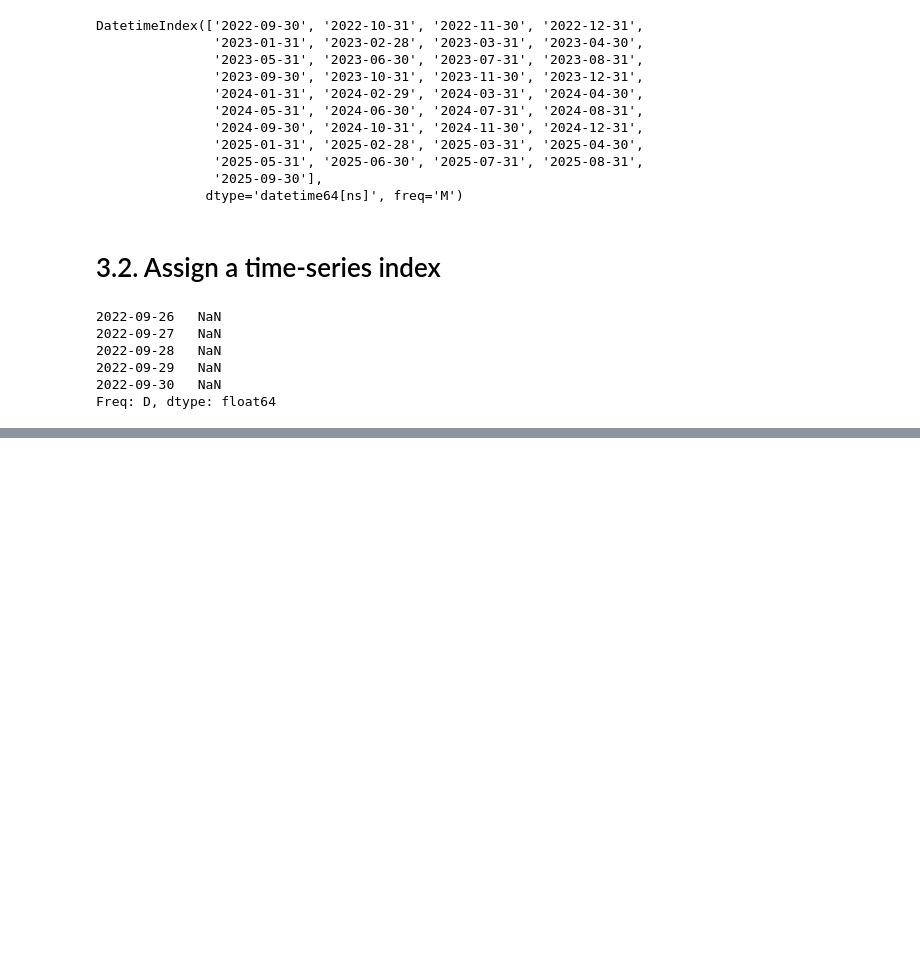
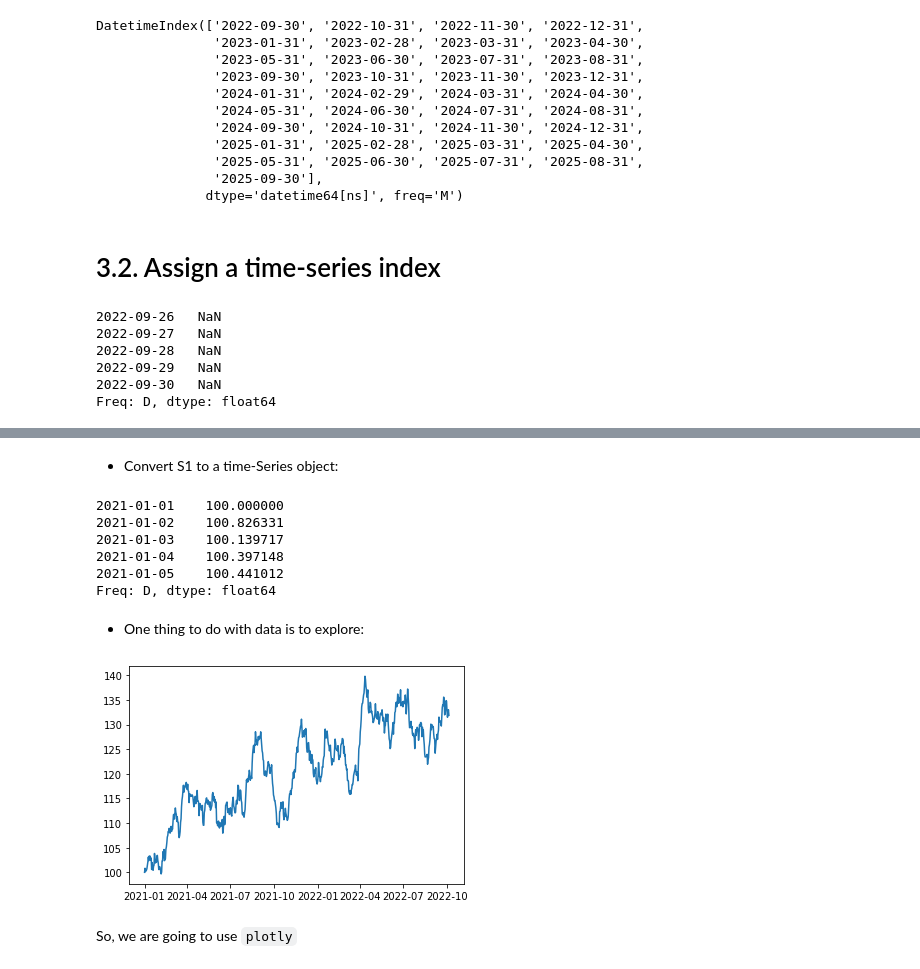
Before and after one commit to Lorenarrieta69/Code_in_class, a Jupyter notebook: 04_DS_and_Pandas.ipynb, the cells around one changed output, grey strips where cells are left out. Drawn from its saved outputs; the diff is of its cells as text; code cells hidden in the pictures; blank space fills up the shorter version.

```diff
--- a/04_DS_and_Pandas.ipynb
+++ b/04_DS_and_Pandas.ipynb
@@ -274,0 +294,12 @@ Freq: D, dtype: float64
+# %%
+# Daily date from 2021 to update
+
+## This line saves the current date with a given format
+
+td = pd.to_datetime("today").strftime("%m/%d/%y")
+
+## Create the date range
+dr = pd.date_range(start = "01/01/2021", end = td)
+
+## Number od dates
+nd = len(dr)
@@ -274,0 +308,28 @@ Freq: D, dtype: float64
+# %%
+# Price with returns N(mu, sigma^2)¨
+
+mu = 0.001; sigma = 0.01
+r = np.random.normal(mu, sigma, size = nd)
+
+## Create the price
+S1 = np.empty(nd)
+S1[0] = 100       # intial price
+
+for i in range(1,nd):
+ S1[i] = S1[i-1]*np.exp(r[i])
+# %% [markdown]
+* Convert S1 to a time-Series object:
+# %%
+# Convert S1
+
+S1 = pd.Series(S1, index = dr)
+S1.head(5)
+# %% [output]
+2021-01-01    100.000000
+2021-01-02    100.826331
+2021-01-03    100.139717
+2021-01-04    100.397148
+2021-01-05    100.441012
+Freq: D, dtype: float64
+# %% [markdown]
+* One thing to do with data is to explore:
@@ -274,0 +339,7 @@ Freq: D, dtype: float64
+# %%
+plt.plot(S1)
+plt.show()
+# %% [output]
+[figure, added]
+# %% [markdown]
+So, we are going to use `plotly`
```
Also changed, not shown: parts of 19 cells of this notebook.
